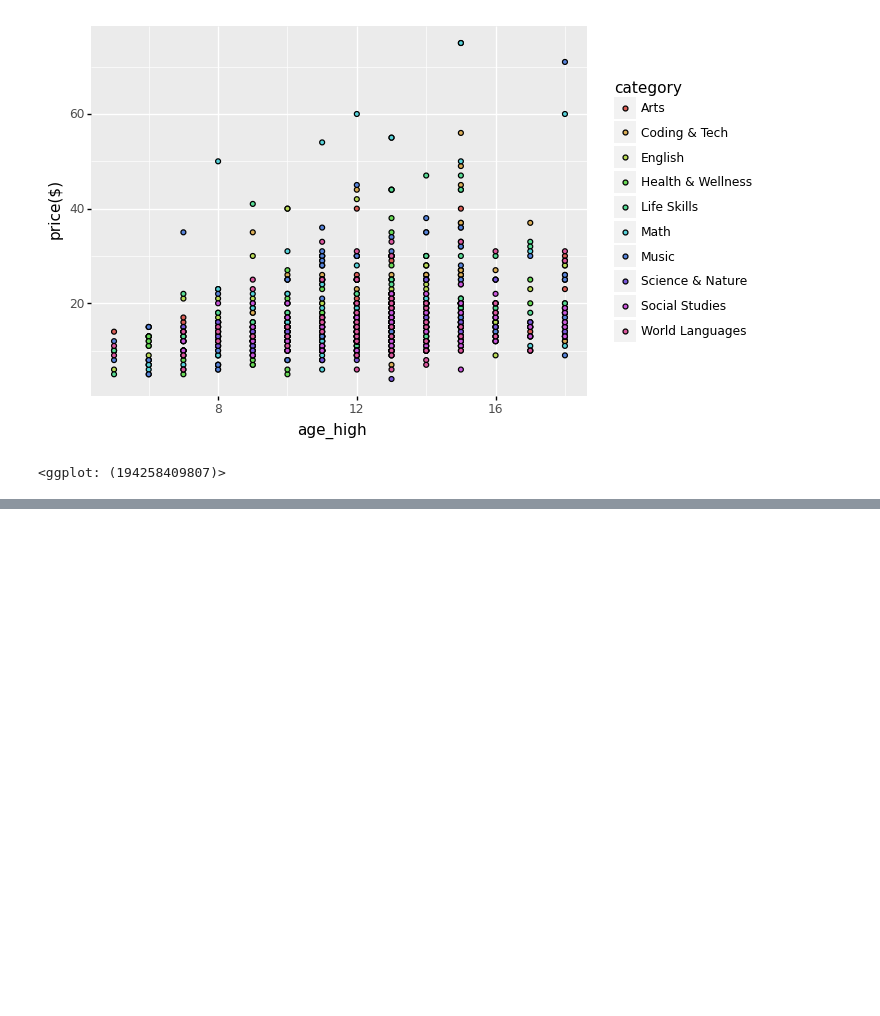
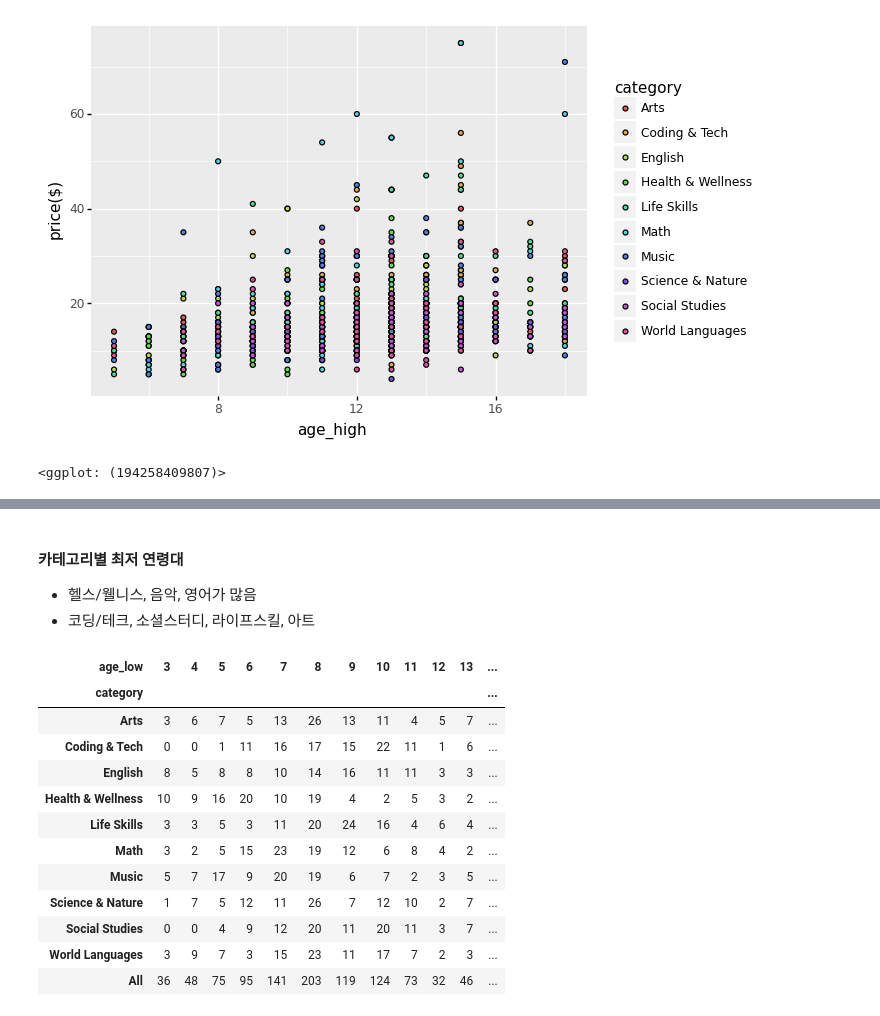
Before and after one commit to JessyMin/webpage_scraping, a Jupyter notebook: 04_outschool/outschool_top100_analysis.ipynb, the cells around one changed output, grey strips where cells are left out. Cells and saved outputs as stored; diff of their text form; code cells hidden in the pictures; blank space fills up the shorter version.

Commit message:
[add] pivot_table

```diff
--- a/04_outschool/outschool_top100_analysis.ipynb
+++ b/04_outschool/outschool_top100_analysis.ipynb
@@ -180,0 +192,21 @@ fig = plt.Figure()
+# %% [markdown]
+#### 카테고리별 최저 연령대
+- 헬스/웰니스, 음악, 영어가 많음
+- 코딩/테크, 소셜스터디, 라이프스킬, 아트
+# %%
+# 카테고리별 최저 연령대
+pd.crosstab(df['category'], df['age_low'], margins=True)
+# %% [output]
+| age_low | 3 | 4 | 5 | 6 | 7 | 8 | 9 | 10 | 11 | 12 | 13 | ... |
+| category |  |  |  |  |  |  |  |  |  |  |  | ... |
+| Arts | 3 | 6 | 7 | 5 | 13 | 26 | 13 | 11 | 4 | 5 | 7 | ... |
+| Coding & Tech | 0 | 0 | 1 | 11 | 16 | 17 | 15 | 22 | 11 | 1 | 6 | ... |
+| English | 8 | 5 | 8 | 8 | 10 | 14 | 16 | 11 | 11 | 3 | 3 | ... |
+| Health & Wellness | 10 | 9 | 16 | 20 | 10 | 19 | 4 | 2 | 5 | 3 | 2 | ... |
+| Life Skills | 3 | 3 | 5 | 3 | 11 | 20 | 24 | 16 | 4 | 6 | 4 | ... |
+| Math | 3 | 2 | 5 | 15 | 23 | 19 | 12 | 6 | 8 | 4 | 2 | ... |
+| Music | 5 | 7 | 17 | 9 | 20 | 19 | 6 | 7 | 2 | 3 | 5 | ... |
+| Science & Nature | 1 | 7 | 5 | 12 | 11 | 26 | 7 | 12 | 10 | 2 | 7 | ... |
+| Social Studies | 0 | 0 | 4 | 9 | 12 | 20 | 11 | 20 | 11 | 3 | 7 | ... |
+| World Languages | 3 | 9 | 7 | 3 | 15 | 23 | 11 | 17 | 7 | 2 | 3 | ... |
+| All | 36 | 48 | 75 | 95 | 141 | 203 | 119 | 124 | 73 | 32 | 46 | ... |
```
Also changed, not shown: parts of 7 cells of this notebook.
